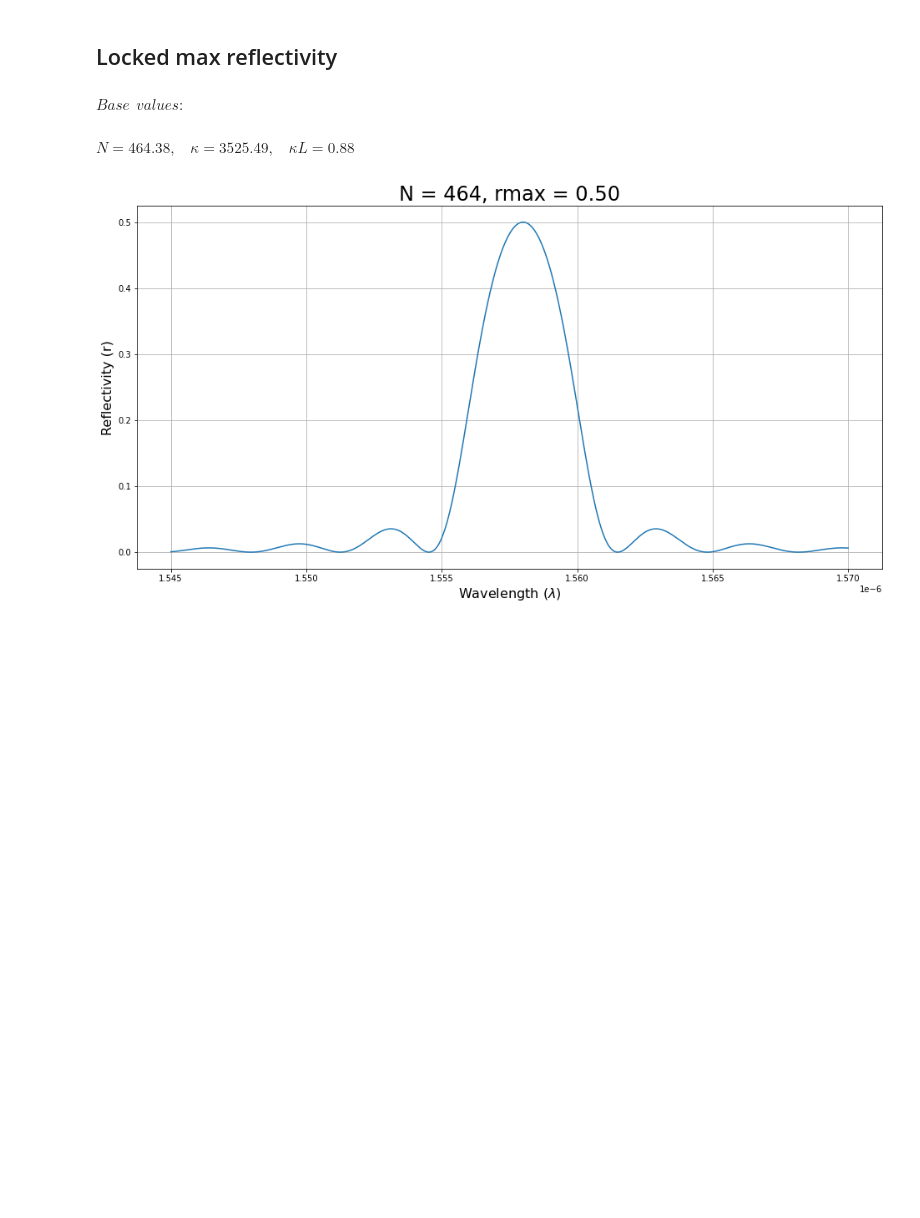
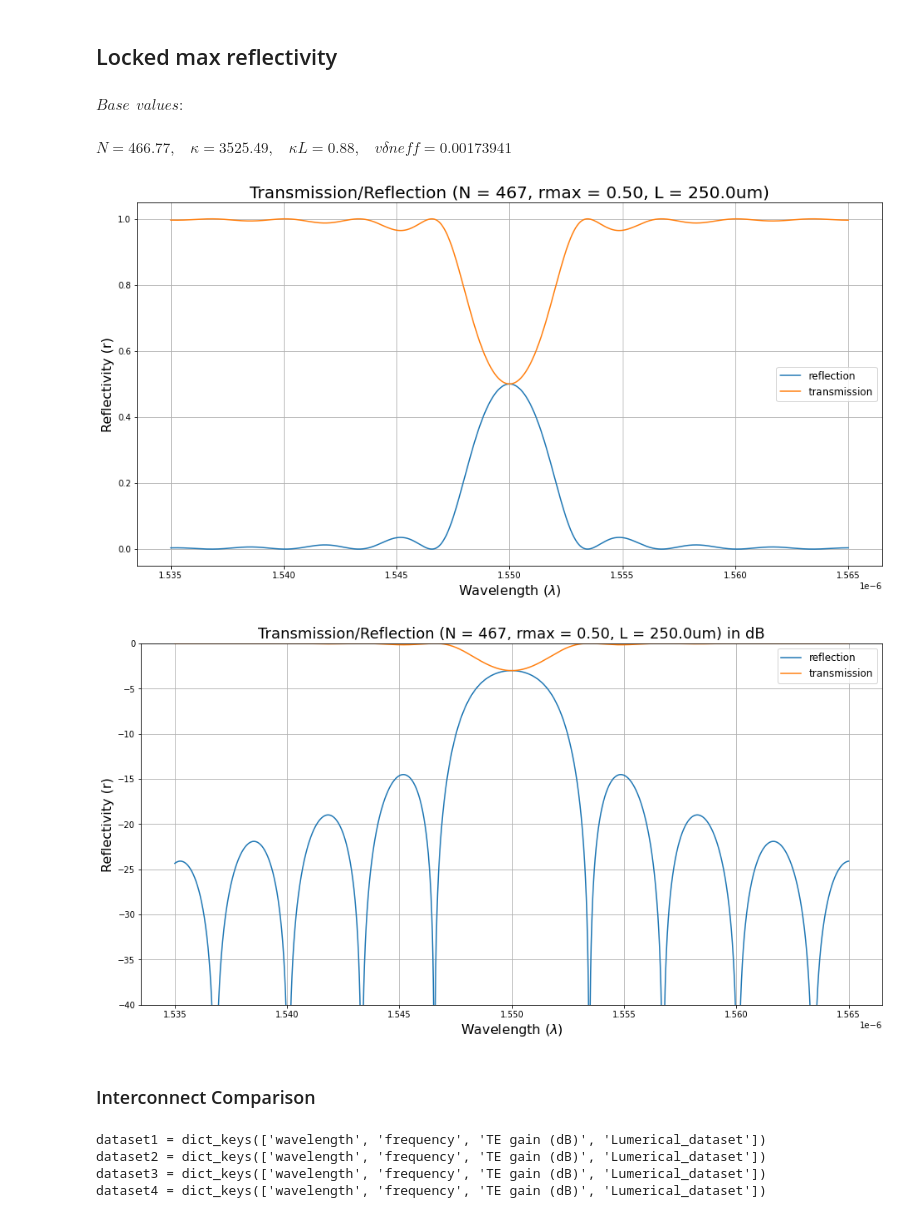
Before and after one commit to CaioRodrigues200/Photonics-training, a Jupyter notebook: Projects/Bragg Grating/SimulationFiles/FirstAnalysis.ipynb, the cells around one changed output. Drawn from its saved outputs; the diff is of its cells as text; code cells hidden in the pictures; blank space fills up the shorter version.

Commit message:
Bragg Fiber Grating - Update 2
Added project report, INTERCONNECT .icp layout, and some new analysis.

```diff
--- a/Projects/Bragg Grating/SimulationFiles/FirstAnalysis.ipynb
+++ b/Projects/Bragg Grating/SimulationFiles/FirstAnalysis.ipynb
@@ -143,29 +147,45 @@ $\displaystyle N = 464.38 ,~~~~ \kappa = 6049.28 ,~~~~ \kappa L =  1.51 ,~~~~ r_
 # %%
 neff = 1.447
 sigma = 0
-designWv = 1558e-9                     # Design wavelength
+designWv = 1550e-9                     # Design wavelength
 L = 250e-6                             # Total length
 rmax = 0.5                             # Max reflection
 
-points = 1000
-wvlen = np.linspace(1.545e-6, 1.57e-6, points)
+points = 10000
+wvlen = np.linspace(1.535e-6, 1.565e-6, points)
 
 N = 2*neff*L/designWv
 gSigma = (2*np.pi*neff)/wvlen - sigma - (N*np.pi/L)
 kappa = (np.arctanh(np.sqrt(rmax)))/L
+vneff = kappa*designWv/np.pi
 ksig = csqrt(kappa**2 - gSigma**2)
 r = ((np.sinh(ksig * L))**2) / ((np.cosh(ksig * L))**2  - (gSigma**2)/(kappa**2))
 
 display(Math('Base~~values:'))
-display(Math('N = %5.2f ,~~~~ \kappa = %5.2f ,~~~~ \kappa L = %5.2f' %(N, kappa, kappa*L, )))
+display(Math('N = %5.2f ,~~~~ \kappa = %5.2f ,~~~~ \kappa L = %5.2f, ~~~~v\delta neff = %.8f' %(N, kappa, kappa*L, vneff)))
 
 plt.figure(figsize=(16, 8))
-plt.title('N = {:.0f}, rmax = {:.2f}'.format(N,rmax), fontsize=24)
+plt.title('Transmission/Reflection (N = {:.0f}, rmax = {:.2f}, L = {:.1f}um)'.format(N,rmax,L*1e6), fontsize=20)
 plt.xlabel(r'Wavelength ($\lambda$)', fontsize=16)
 plt.ylabel('Reflectivity (r)', fontsize=16)
-plt.plot(wvlen,r)
+plt.plot(wvlen,r,label='reflection')
+plt.plot(wvlen,1-r,label='transmission')
+plt.legend(fontsize=12)
 plt.grid(True)
+
+plt.figure(figsize=(16, 8))
+plt.title('Transmission/Reflection (N = {:.0f}, rmax = {:.2f}, L = {:.1f}um) in dB'.format(N,rmax,L*1e6), fontsize=18)
+plt.xlabel(r'Wavelength ($\lambda$)', fontsize=16)
+plt.ylabel('Reflectivity (r)', fontsize=16)
+plt.plot(wvlen,10*np.log10(r),label='reflection')
+plt.plot(wvlen,10*np.log10(1-r),label='transmission')
+plt.ylim((-40,0))
+plt.legend(fontsize=12)
+plt.grid(True)
 # %% [output]
 $\displaystyle Base~~values:$
-$\displaystyle N = 464.38 ,~~~~ \kappa = 3525.49 ,~~~~ \kappa L =  0.88$
+$\displaystyle N = 466.77 ,~~~~ \kappa = 3525.49 ,~~~~ \kappa L =  0.88, ~~~~v\delta neff = 0.00173941$
-[figure, old version]
+[figure, new version]
+[figure, added]
+# %% [markdown]
+### Interconnect Comparison
@@ -171,0 +213,25 @@ $\displaystyle N = 464.38 ,~~~~ \kappa = 3525.49 ,~~~~ \kappa L =  0.88$
+# %%
+# Getting and saving results from interconnect
+
+dataname = ['Ic_Reflection','Ic_Transmission','Ic_Reflection_1500_1600nm','Ic_Transmission_1500_1600nm']
+datapath = 'SavedData'
+
+for j,i in enumerate(dataname):
+    dataset = bragg.getresult('ONA_' + str(j+1),'input 1/mode 1/gain')
+    print('dataset' + str(j+1) + ' = ' + str(dataset.keys()))
+    xdata = dataset['wavelength']
+    ydata = dataset['TE gain (dB)']
+
+    plotdata = [0,0]
+    plotdata[0] = xdata
+    plotdata[1] = ydata
+
+    completeName = os.path.join(datapath, i + ' Data')
+    MSOutfile = open(completeName,'wb')
+    plk.dump(plotdata,MSOutfile)
+    MSOutfile.close()
+# %% [output]
+dataset1 = dict_keys(['wavelength', 'frequency', 'TE gain (dB)', 'Lumerical_dataset'])
+dataset2 = dict_keys(['wavelength', 'frequency', 'TE gain (dB)', 'Lumerical_dataset'])
+dataset3 = dict_keys(['wavelength', 'frequency', 'TE gain (dB)', 'Lumerical_dataset'])
+dataset4 = dict_keys(['wavelength', 'frequency', 'TE gain (dB)', 'Lumerical_dataset'])
```
Also changed, not shown: parts of 4 cells of this notebook, 15 other files.
